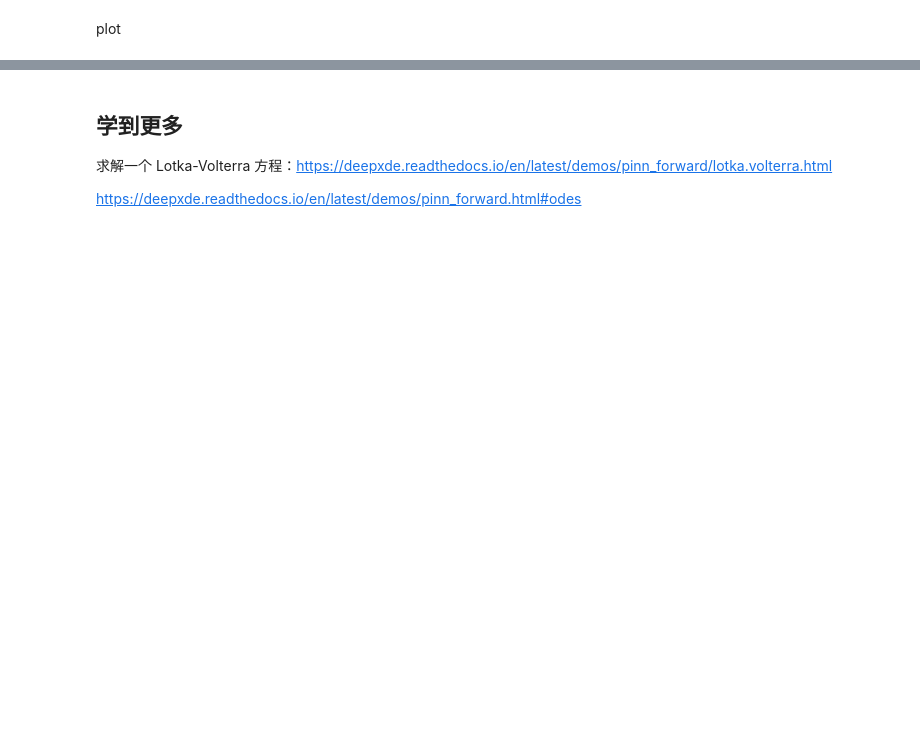
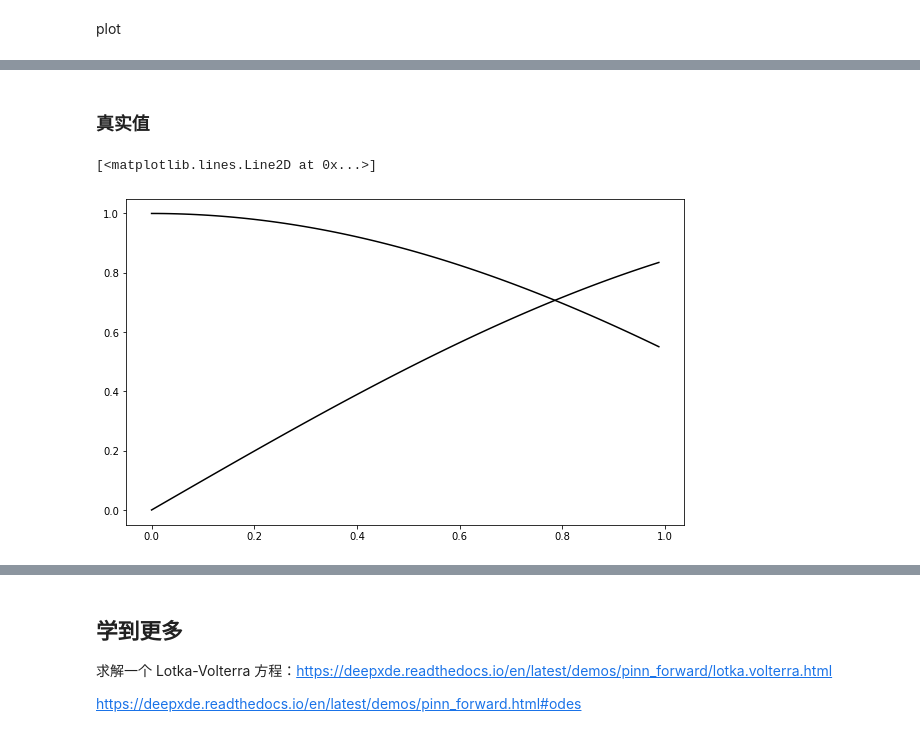
Before and after one commit to Wulx2050/DeepXDE-and-PINN, a Jupyter notebook: 3常微分方程ODE.ipynb, the cells around one changed output, grey strips where cells are left out. Saved outputs shown, nothing was run; the diff lists cells and outputs as text; code cells hidden in the pictures; blank space fills up the shorter version.

```diff
--- a/3常微分方程ODE.ipynb
+++ b/3常微分方程ODE.ipynb
@@ -212,0 +257,12 @@ plot_best_state(train_state)
+# %% [markdown]
+### 真实值
+# %%
+t_list = data.test()[0]*scale  # scale=1
+true_data = func(t_list)
+
+plt.figure(figsize=(10, 6))
+plt.plot(t_list, true_data[:,0], "-k", label="True")
+plt.plot(t_list, true_data[:,1], "-k", label="True")
+# %% [output]
+[<matplotlib.lines.Line2D at 0x...>]
+[figure, added]
```
Also changed, not shown: parts of 59 cells of this notebook, 36 other files.
